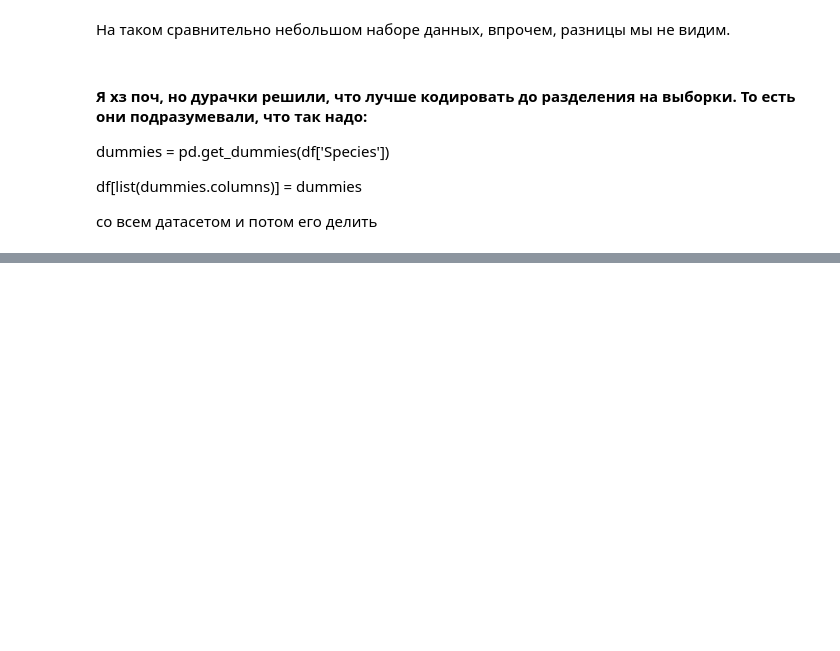
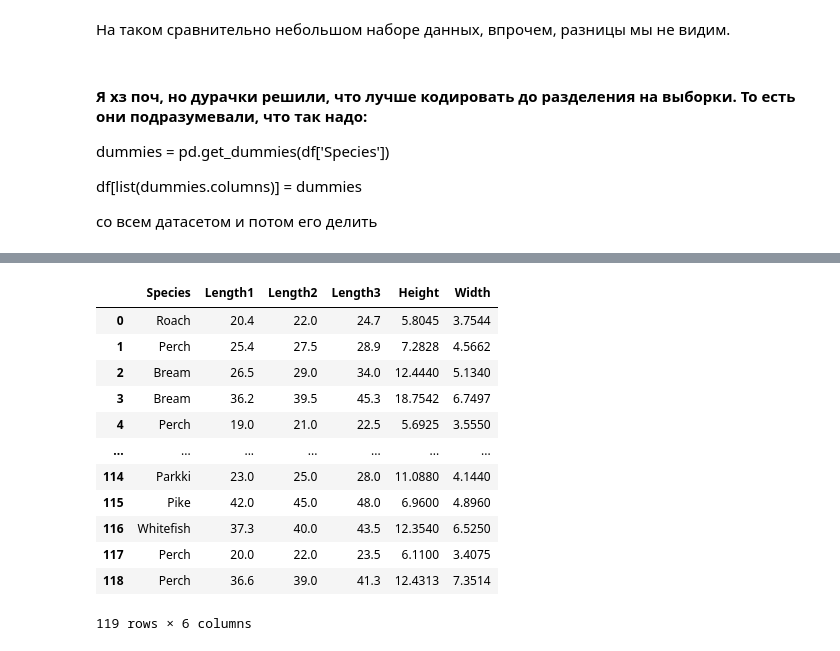
Before and after one commit to FEDOROV-ALEXANDER/ML_Statistics_ITMO, a Jupyter notebook: course/Regression_Students (1).ipynb, the cells around one changed output, grey strips where cells are left out. Drawn from its saved outputs; the diff is of its cells as text; code cells hidden in the pictures; blank space fills up the shorter version.

```diff
--- a/course/Regression_Students (1).ipynb
+++ b/course/Regression_Students (1).ipynb
@@ -461,0 +272,4 @@ lr.score(test_x_pca_cube_categorical, test_y)
+# %%
+data = pd.read_csv(os.getcwd() + r'\input\fish_train (1).csv')
+# %%
+train = data.copy()
@@ -461,0 +347,18 @@ lr.score(test_x_pca_cube_categorical, test_y)
+# %%
+train_x, train_y = train[['Species', 'Length1', 'Length2','Length3', 'Height','Width' ]], train['Weight']
+# %%
+train_x
+# %% [output]
+|  | Species | Length1 | Length2 | Length3 | Height | Width |
+| 0 | Roach | 20.4 | 22.0 | 24.7 | 5.8045 | 3.7544 |
+| 1 | Perch | 25.4 | 27.5 | 28.9 | 7.2828 | 4.5662 |
+| 2 | Bream | 26.5 | 29.0 | 34.0 | 12.4440 | 5.1340 |
+| 3 | Bream | 36.2 | 39.5 | 45.3 | 18.7542 | 6.7497 |
+| 4 | Perch | 19.0 | 21.0 | 22.5 | 5.6925 | 3.5550 |
+| ... | ... | ... | ... | ... | ... | ... |
+| 114 | Parkki | 23.0 | 25.0 | 28.0 | 11.0880 | 4.1440 |
+| 115 | Pike | 42.0 | 45.0 | 48.0 | 6.9600 | 4.8960 |
+| 116 | Whitefish | 37.3 | 40.0 | 43.5 | 12.3540 | 6.5250 |
+| 117 | Perch | 20.0 | 22.0 | 23.5 | 6.1100 | 3.4075 |
+| 118 | Perch | 36.6 | 39.0 | 41.3 | 12.4313 | 7.3514 |
+119 rows × 6 columns
```
Also changed, not shown: parts of 39 cells of this notebook.
